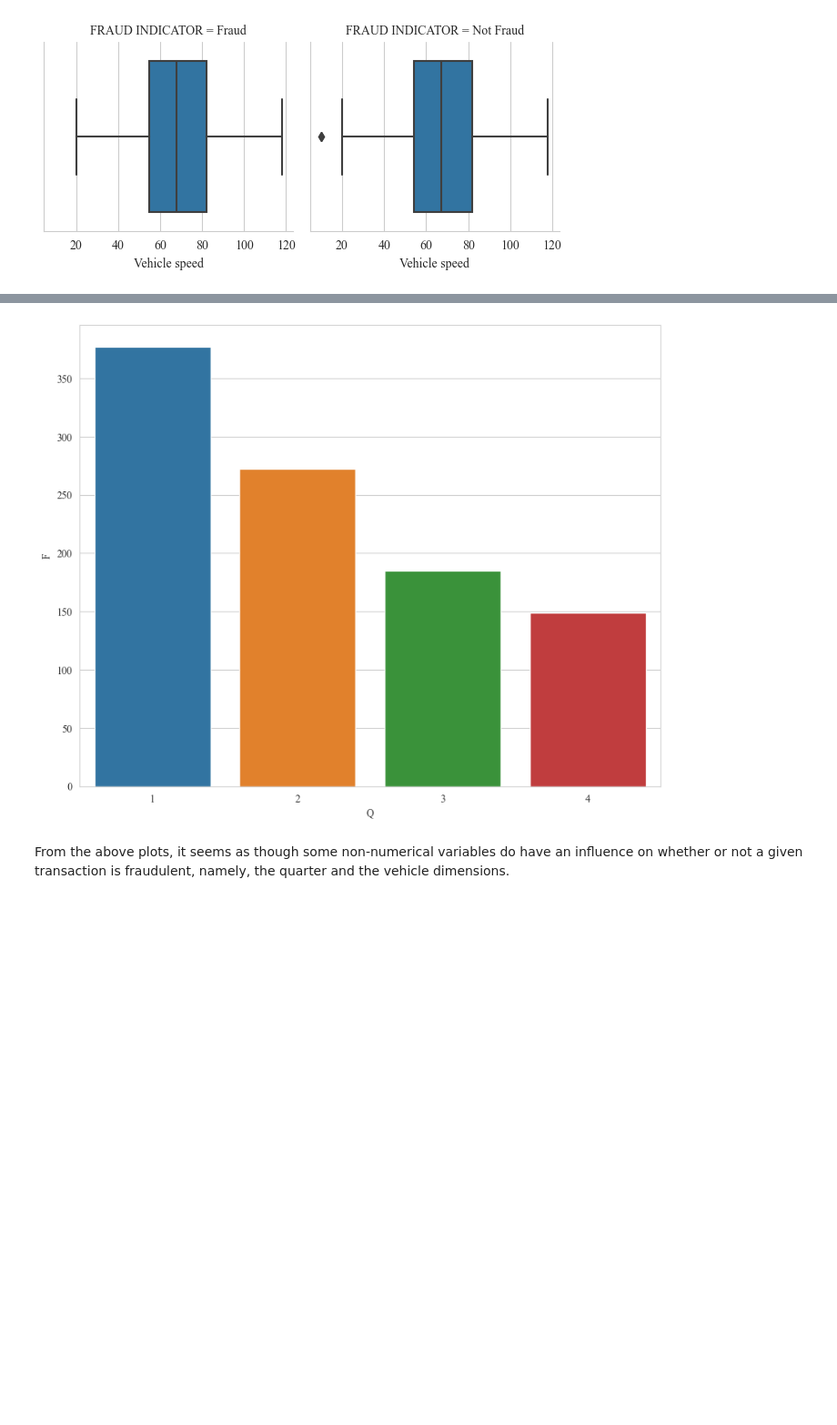
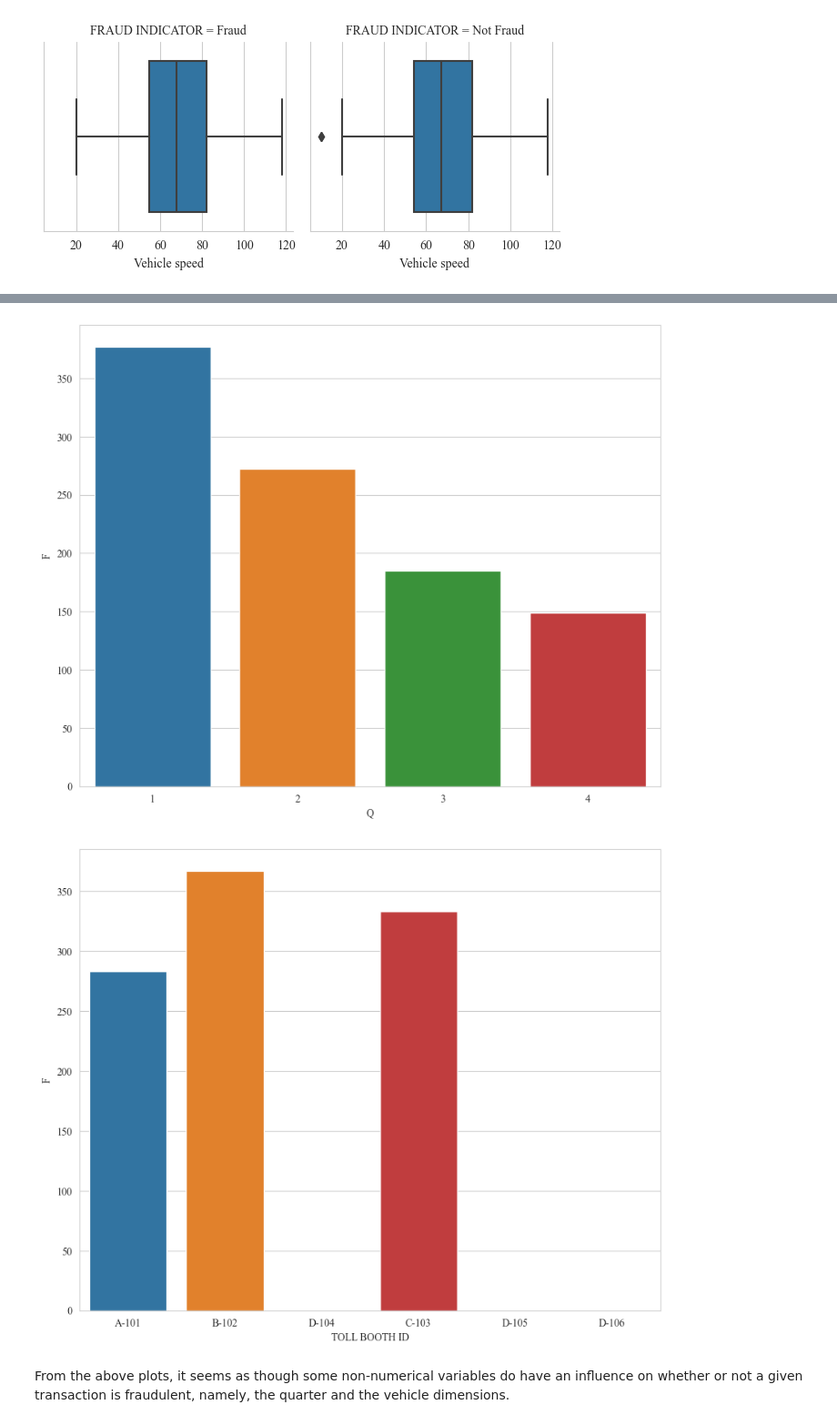
Before and after one commit to mzakariaz/MIP-Machine-Learning-Project-2, a Jupyter notebook: notebook.ipynb, the cells around one changed output, grey strips where cells are left out. Shown at 91% size. Drawn from its saved outputs; the diff is of its cells as text; code cells hidden in the pictures; blank space fills up the shorter version.

```diff
--- a/notebook.ipynb
+++ b/notebook.ipynb
@@ -312,17 +316,18 @@ for x in numerical_variables:
 # %%
 df["F"] = (df["FRAUD INDICATOR"] == "Fraud").astype("int")
 df["Q"] = df["TIMESTAMP"].apply(lambda x : x.quarter)
-for l in ["VEHICLE TYPE", "VEHICLE DIMENSIONS", "LANE TYPE", "Q"]:
+for l in ["VEHICLE TYPE", "VEHICLE DIMENSIONS", "LANE TYPE", "Q", "TOLL BOOTH ID"]:
     fig, ax = plt.subplots(figsize = (10, 8), dpi = 100)
     sns.barplot(data = df, x = l, y = "F", estimator = "sum", errorbar = None)
     plt.show()
 
 df.drop(columns = ["F", "Q"], inplace = True)
 # %% [output]
 [figure]
 [figure]
 [figure]
 [figure]
+[figure, added]
 # %% [markdown]
 From the above plots, it seems as though some non-numerical variables do have an influence on whether or not a given transaction is fraudulent, namely, the quarter and the vehicle dimensions.
 # %%
```
Also changed, not shown: parts of 13 cells of this notebook.
